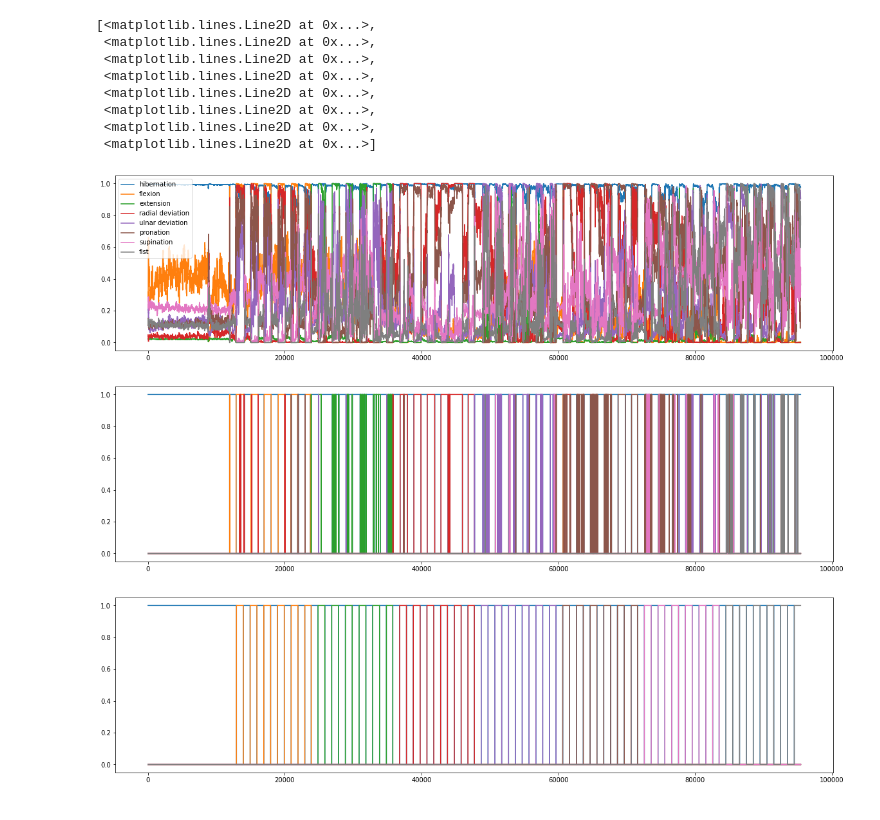
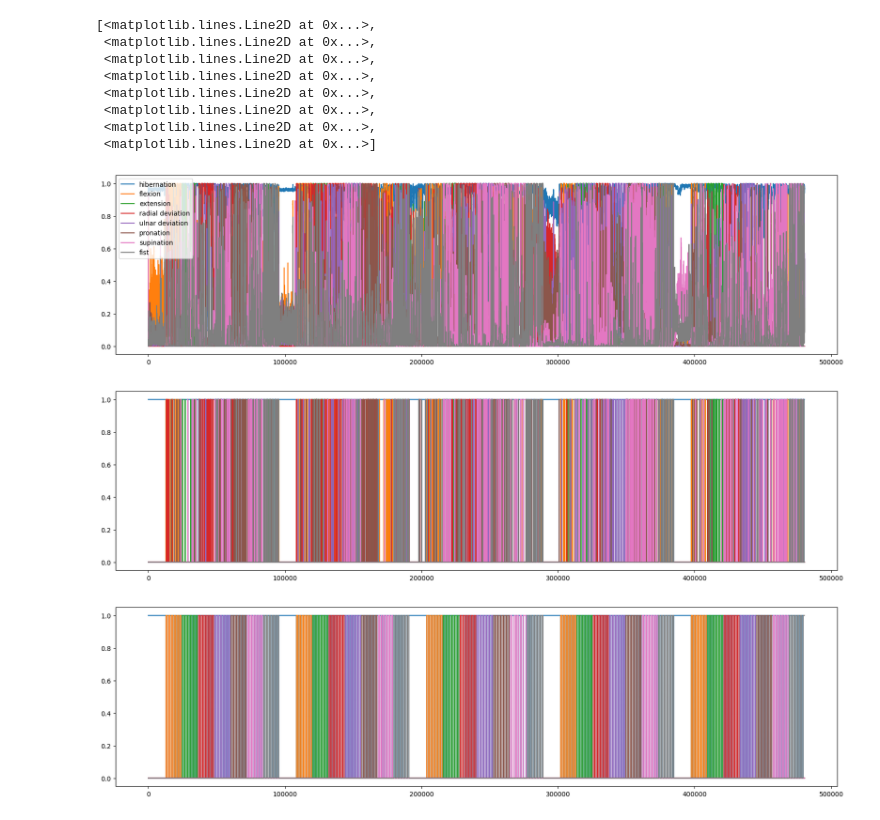
Before and after one commit to aljazfrancic/myo-keras, a Jupyter notebook: myo-keras.ipynb, the cells around one changed output. Cells and saved outputs as stored; diff of their text form; code cells hidden in the pictures.

```diff
--- a/myo-keras.ipynb
+++ b/myo-keras.ipynb
@@ -46,19 +35,3 @@ def get_values(seshes, skip_hibernation):
 # %%
-
-#gotta go fast
-skip_hibernation = False
-readings = "../myo-readings-dataset/_readings/"
-seshes = [x[0] for x in os.walk(readings)][1:]
-print(*seshes, sep = "\n")
-print("kekw")
-
-start = 22
-
-train_set, valid_set, test_set = get_values([seshes[start]], skip_hibernation), \
-                                 get_values([seshes[start + 1]], skip_hibernation), \
-                                 get_values([seshes[start + 2]], skip_hibernation)
-
-train, train_labels = peel_labels(train_set)
-valid, valid_labels = peel_labels(valid_set)
-test, test_labels = peel_labels(test_set)
+train, train_labels, valid, valid_labels, test, test_labels = load_data_curated()
 # %% [output]
@@ -155,21 +81,21 @@ ax[2].plot(test)
 # %%
 model = keras.Sequential([
-    keras.layers.Dense(200, activation = "relu", input_shape = (8,)),
-    keras.layers.Dense(100, activation = "relu"),
-    keras.layers.Dense(70, activation = "relu"),
-    keras.layers.Dense(7 if skip_hibernation else 8, activation = "sigmoid")
+    keras.layers.Dense(LAYER_SIZES[0], activation = "relu", input_shape = (NUM_EMG_CHANNELS,)),
+    keras.layers.Dense(LAYER_SIZES[1], activation = "relu"),
+    keras.layers.Dense(LAYER_SIZES[2], activation = "relu"),
+    keras.layers.Dense(NUM_GESTURES, activation = "sigmoid")
 ])
 
-opt = keras.optimizers.Adam(learning_rate = 0.001)
+opt = keras.optimizers.Adam(learning_rate = LEARNING_RATE)
 loss = tf.keras.losses.SparseCategoricalCrossentropy()
 model.compile(optimizer = opt, loss = loss, metrics = ["accuracy"])
 # %%
-model_checkpoint = ModelCheckpoint("weights.h5", save_best_only = True, save_weights_only = True)
-early_stopping = EarlyStopping(monitor = 'val_loss', patience = 5)
+model_checkpoint = ModelCheckpoint(WEIGHTS_FILE, save_weights_only = True)
+early_stopping = EarlyStopping(monitor = 'val_loss', patience = PATIENCE)
 history = model.fit(train, train_labels,
                     validation_data = (valid, valid_labels),
-                    epochs = 20,
+                    epochs = EPOCHS,
                     callbacks = [early_stopping, model_checkpoint])
-model.load_weights("weights.h5")
+model.load_weights(WEIGHTS_FILE)
 # %% [output]
 Epoch 1/20
@@ -227,8 +155,5 @@ array([[7.91177164e-01, 8.23392975e-02, 7.53350235e-02, 1.91451862e-01,
 # %%
-if skip_hibernation:
-    legend = ["flexion", "extension", "radial deviation", "ulnar deviation", "pronation", "supination", "fist"]
-else:
-    legend = ["hibernation", "flexion", "extension", "radial deviation", "ulnar deviation", "pronation", "supination", "fist"]
+legend = GESTURE_LABELS
 # %%
 plt.imshow(conf)
 plt.ylabel("ACTUAL")
@@ -242,28 +167,28 @@ plt.colorbar()
 # %%
 plt.figure()
 plt.plot(predictions)
 plt.legend(legend, loc = "upper left")
 
-predicted_labels_onehot = keras.utils.to_categorical(predicted_labels, num_classes = 7 if skip_hibernation else 8)
-test_labels_onehot = keras.utils.to_categorical(test_labels, num_classes = 7 if skip_hibernation else 8)
+predicted_labels_onehot = keras.utils.to_categorical(predicted_labels, num_classes = NUM_GESTURES)
+test_labels_onehot = keras.utils.to_categorical(test_labels, num_classes = NUM_GESTURES)
 
 plt.figure()
 plt.plot(predicted_labels_onehot)
 
 plt.figure()
 plt.plot(test_labels_onehot)
 # %% [output]
 [<matplotlib.lines.Line2D at 0x...>,
  <matplotlib.lines.Line2D at 0x...>,
  <matplotlib.lines.Line2D at 0x...>,
  <matplotlib.lines.Line2D at 0x...>,
  <matplotlib.lines.Line2D at 0x...>,
  <matplotlib.lines.Line2D at 0x...>,
  <matplotlib.lines.Line2D at 0x...>,
  <matplotlib.lines.Line2D at 0x...>]
-[figure, old version]
+[figure, new version]
-[figure, old version]
+[figure, new version]
-[figure, old version]
+[figure, new version]
 # %%
 plt.figure()
 plt.plot(predictions[10000:20000])
```
Also changed, not shown: parts of 19 cells of this notebook, 5 other files.
